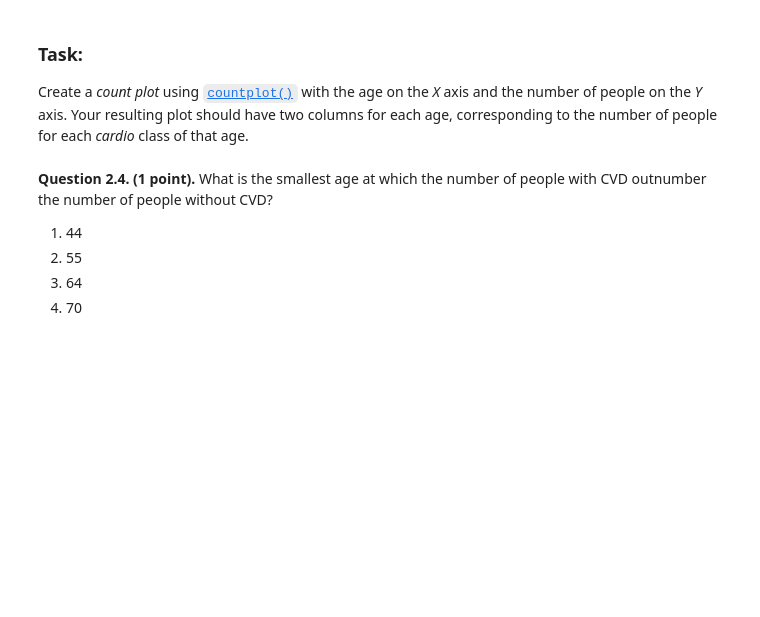
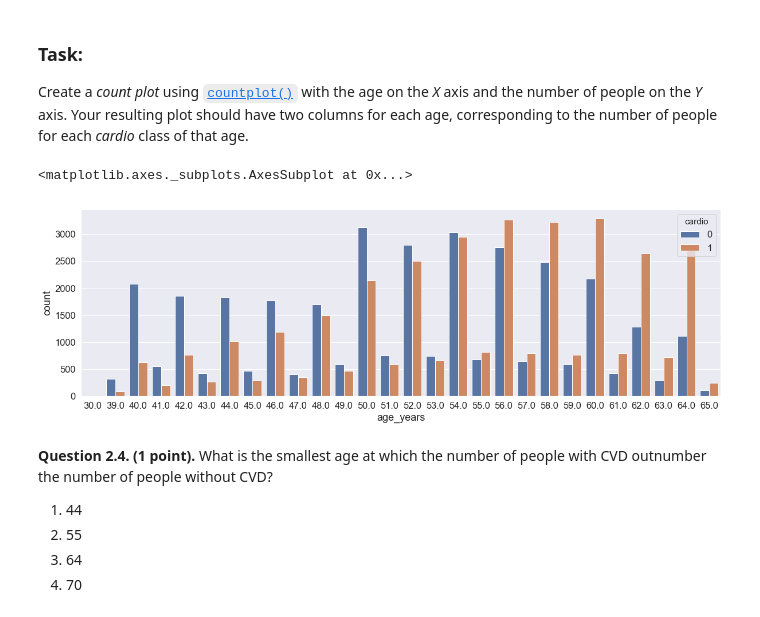
Before and after one commit to sweeterr/mlcourse.ai, a Jupyter notebook: jupyter_english/assignments_demo/assignment02_analyzing_cardiovascular_desease_data.ipynb, the cells around one changed output. Cells and saved outputs as stored; diff of their text form; code cells hidden in the pictures; blank space fills up the shorter version.

```diff
--- a/jupyter_english/assignments_demo/assignment02_analyzing_cardiovascular_desease_data.ipynb
+++ b/jupyter_english/assignments_demo/assignment02_analyzing_cardiovascular_desease_data.ipynb
@@ -388,3 +451,9 @@ Create a *count plot* using [`countplot()`](http://seaborn.pydata.org/generated/
+# %%
+plt.figure(figsize=(20, 6))
+sns.countplot(x='age_years', hue='cardio', data=df)
+# %% [output]
+<matplotlib.axes._subplots.AxesSubplot at 0x...>
+[figure, added]
 # %% [markdown]
 **Question 2.4. (1 point).** What is the smallest age at which the number of people with CVD outnumber the number of people without CVD?
 
```
Also changed, not shown: parts of 14 cells of this notebook.
